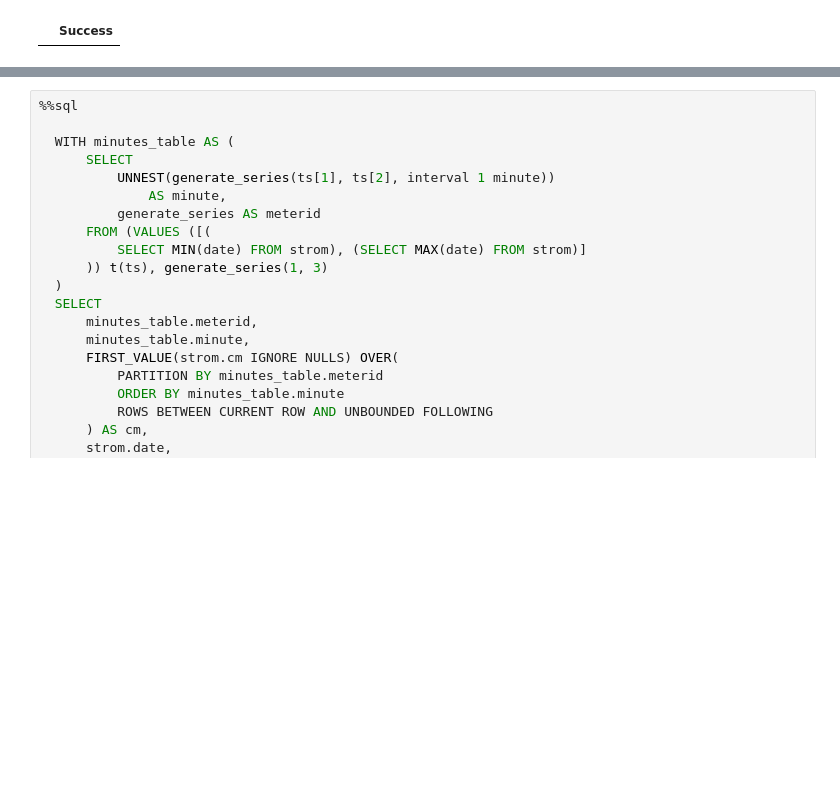
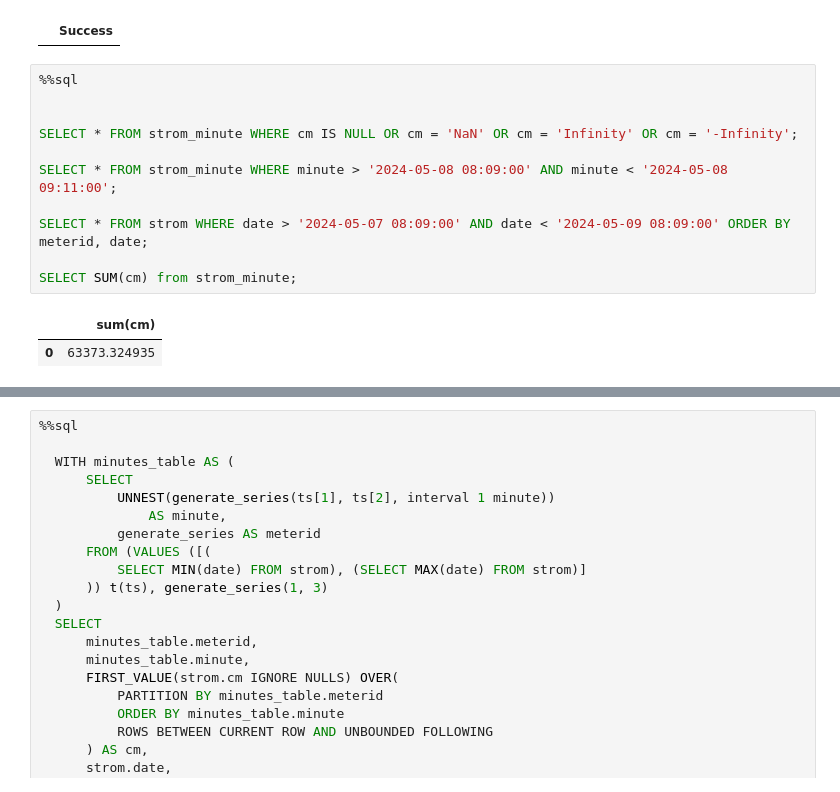
Before and after one commit to edalfon/strom, a Jupyter notebook: quarto/_playground.ipynb, the cells around one changed output, grey strips where cells are left out. Cells and saved outputs as stored; diff of their text form; blank space fills up the shorter version.

```diff
--- a/quarto/_playground.ipynb
+++ b/quarto/_playground.ipynb
@@ -17,3 +17,17 @@ Settings changed:
 | dsn_filename | ./connections.ini |
 Connecting to 'duckdb:///:memory:'
 |  | Success |
+# %%
+%%sql
+
+
+SELECT * FROM strom_minute WHERE cm IS NULL OR cm = 'NaN' OR cm = 'Infinity' OR cm = '-Infinity';
+
+SELECT * FROM strom_minute WHERE minute > '2024-05-08 08:09:00' AND minute < '2024-05-08 09:11:00';
+
+SELECT * FROM strom WHERE date > '2024-05-07 08:09:00' AND date < '2024-05-09 08:09:00' ORDER BY meterid, date;
+
+SELECT SUM(cm) from strom_minute;
+# %% [output]
+|  | sum(cm) |
+| 0 | 63373.324935 |
```
Also changed, not shown: parts of 1 cell of this notebook, 1 other file.
